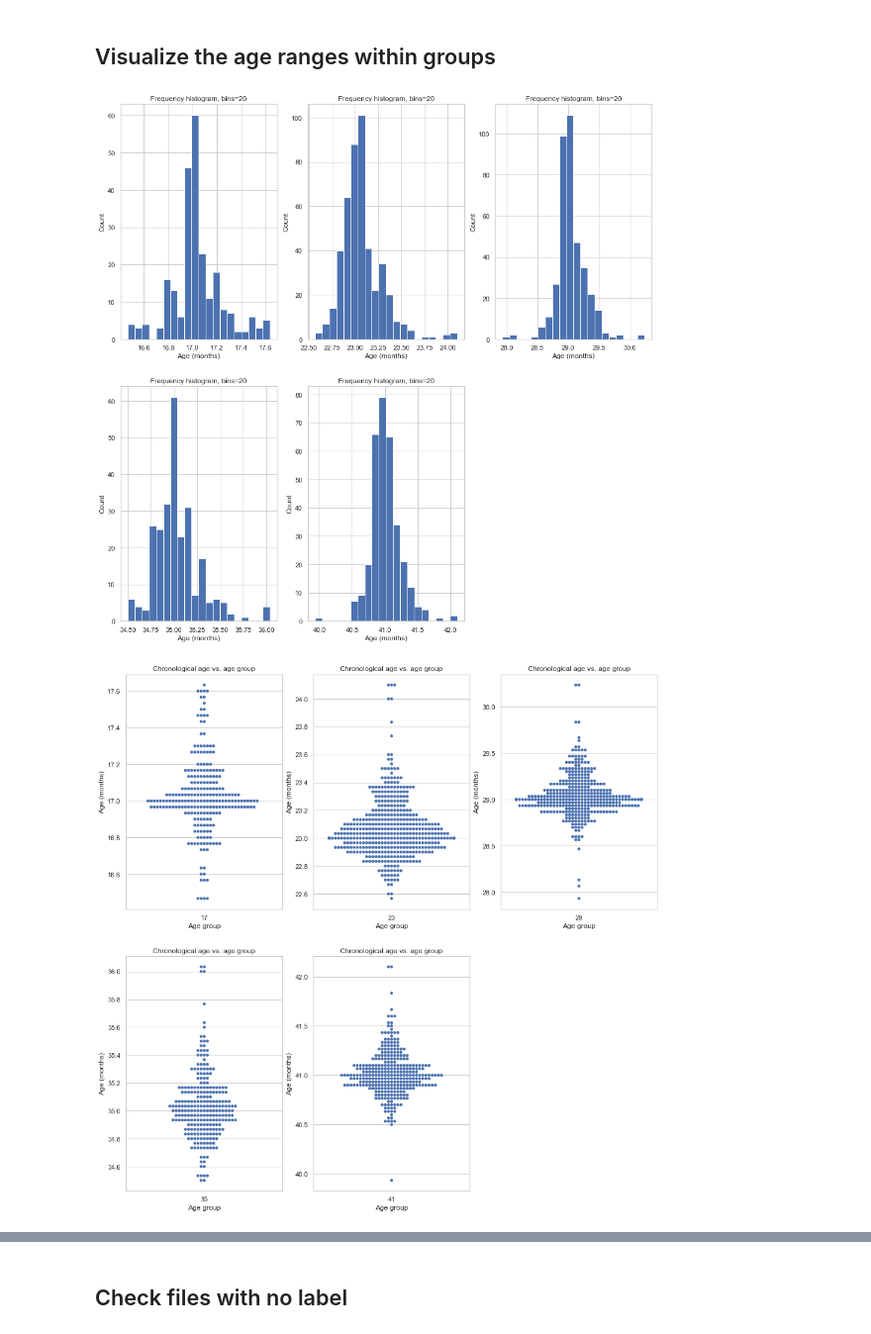
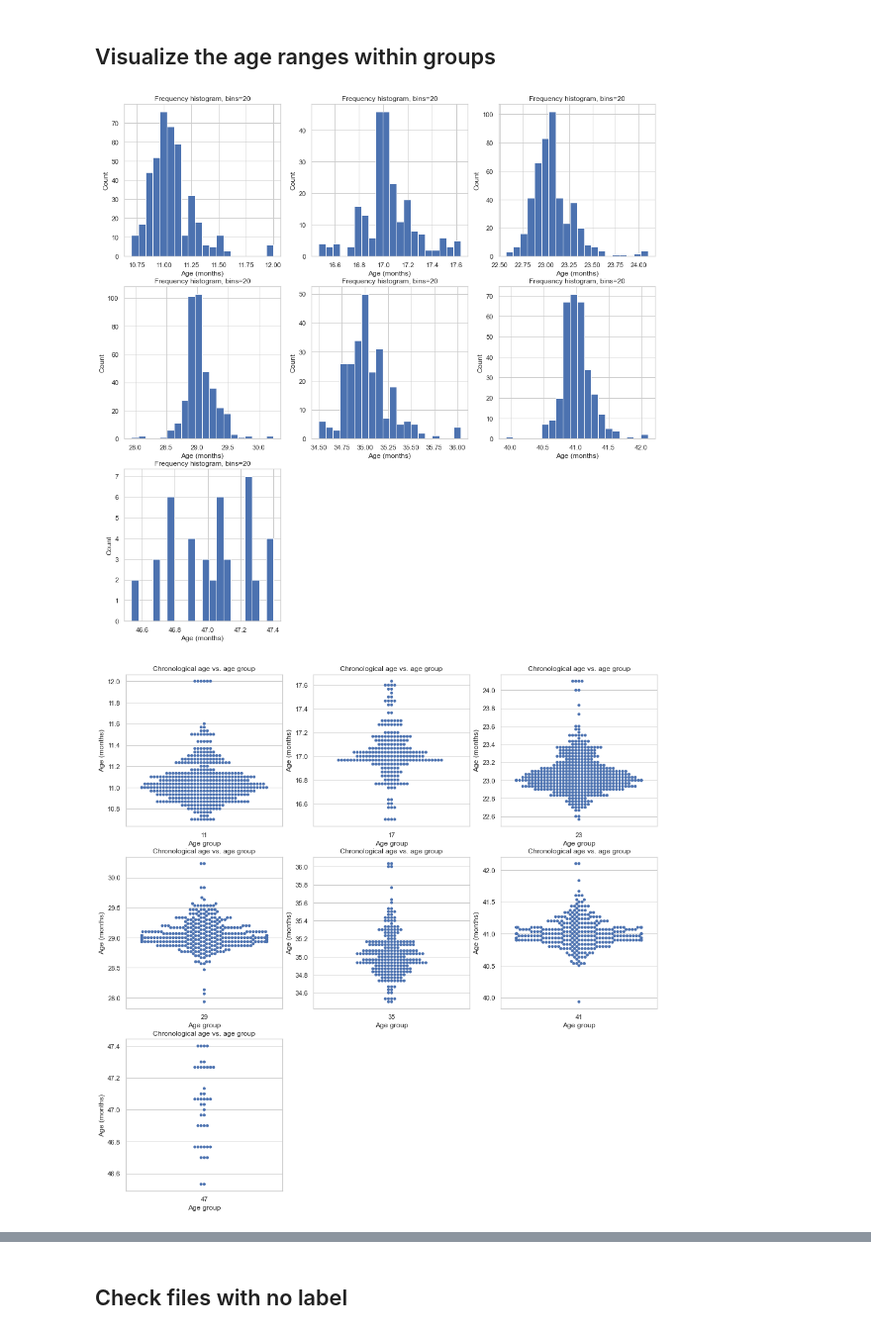
Before and after one commit to epodium/EEG_age_prediction, a Jupyter notebook: Notebooks/Deep learning EEG_dataset preprocessing.ipynb, the cells around one changed output, grey strips where cells are left out. Shown at 99% size. Cells and saved outputs as stored; diff of their text form; code cells hidden in the pictures.

```diff
--- a/Notebooks/Deep learning EEG_dataset preprocessing.ipynb
+++ b/Notebooks/Deep learning EEG_dataset preprocessing.ipynb
@@ -43,11 +44,13 @@ import helper_functions
 #              41: '41mnd mmn',
 #              47: '47mnd mmn'}
 
-dir_names = {17: '17mnd mmn',
+dir_names = {11: '11mnd mmn',
+             17: '17mnd mmn',
              23: '23mnd mmn',
              29: '29mnd mmn',
              35: '35mnd mmn',
-             41: '41mnd mmn'}
+             41: '41mnd mmn',
+             47: '47mnd mmn'}
 
 df_list = []
 
@@ -82,11 +87,13 @@ cnt_files.head()
 #              41: 'ages_41mnths.txt',
 #              47: 'ages_47mnths.txt'}
 
-age_files = {17: 'ages_17mnths.txt',
+age_files = {11: 'ages_11mnths.txt',
+             17: 'ages_17mnths.txt',
              23: 'ages_23mnths.txt',
              29: 'ages_29mnths.txt',
              35: 'ages_35mnths.txt',
-             41: 'ages_41mnths.txt'}
+             41: 'ages_41mnths.txt',
+             47: 'ages_47mnths.txt'}
 
 df_list = []
 
@@ -112,38 +119,40 @@ merged_df.head()
 # %% [markdown]
 ## Visualize the age ranges within groups
 # %%
+data_11 = merged_df.loc[merged_df['age_group'] == 11]
 data_17 = merged_df.loc[merged_df['age_group'] == 17]
 data_23 = merged_df.loc[merged_df['age_group'] == 23]
 data_29 = merged_df.loc[merged_df['age_group'] == 29]
 data_35 = merged_df.loc[merged_df['age_group'] == 35]
 data_41 = merged_df.loc[merged_df['age_group'] == 41]
-data = [data_17, data_23, data_29, data_35, data_41]
+data_47 = merged_df.loc[merged_df['age_group'] == 47]
+data = [data_11, data_17, data_23, data_29, data_35, data_41, data_47]
 # %%
 %matplotlib inline
 
 bins = 20
 
-fig, axes = plt.subplots(2, 3, figsize=(16,16))
+fig, axes = plt.subplots(3, 3, figsize=(16,16))
 for i, ax in enumerate(axes.flat):
-    if i == len(data):
+    if i+1 > len(data):
         ax.remove()
-        break
-    ax.hist(data[i]['age_months'], bins=bins)
-    ax.set_xlabel('Age (months)')
-    ax.set_ylabel('Count')
-    ax.set_title(f'Frequency histogram, bins={bins}')
+    else:
+        ax.hist(data[i]['age_months'], bins=bins)
+        ax.set_xlabel('Age (months)')
+        ax.set_ylabel('Count')
+        ax.set_title(f'Frequency histogram, bins={bins}')
 # %% [output]
-[figure, old version]
+[figure, new version]
 # %%
-fig, axes = plt.subplots(2, 3, figsize=(16,16))
+fig, axes = plt.subplots(3, 3, figsize=(16,16))
 for i, ax in enumerate(axes.flat):
-    if i == len(data):
+    if i+1 > len(data):
         ax.remove()
-        break
-    sns.swarmplot(ax=ax, x="age_group", y="age_months", data=data[i])
-    ax.set_xlabel('Age group')
-    ax.set_ylabel('Age (months)')
-    ax.set_title('Chronological age vs. age group')
+    else:
+        sns.swarmplot(ax=ax, x="age_group", y="age_months", data=data[i])
+        ax.set_xlabel('Age group')
+        ax.set_ylabel('Age (months)')
+        ax.set_title('Chronological age vs. age group')
 # %% [output]
-[figure, old version]
+[figure, new version]
 # %%
```
Also changed, not shown: parts of 94 cells of this notebook, 2 other files.
